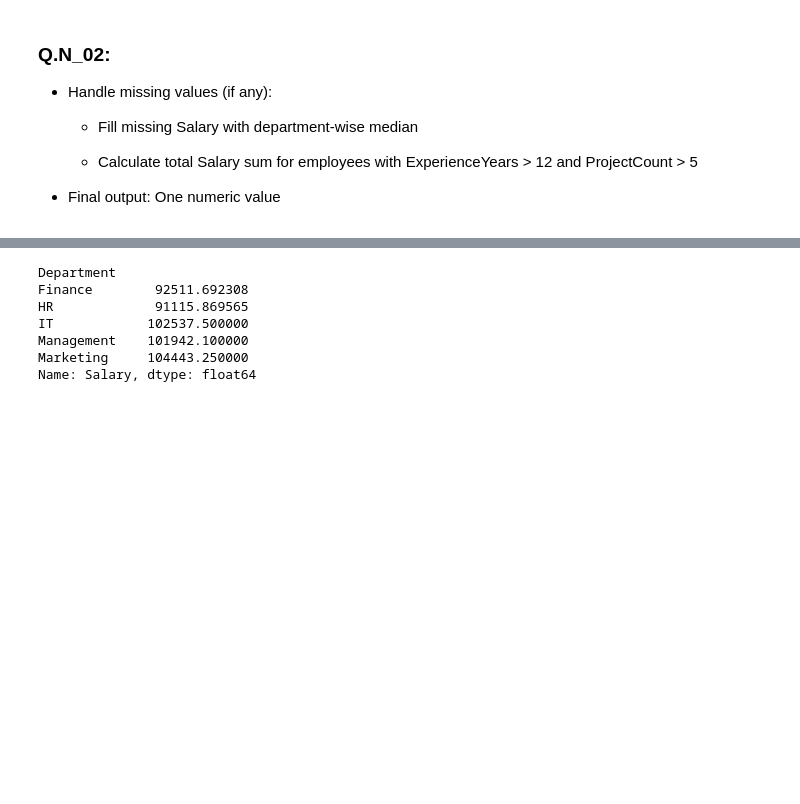
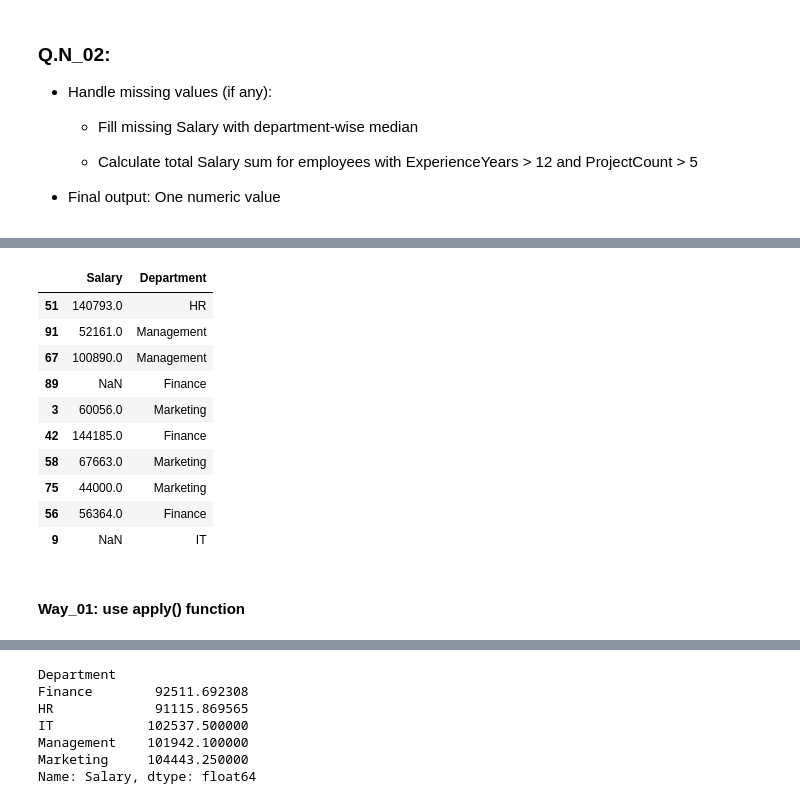
Before and after one commit to KzRaihan/Python_Statistics-Math-For-Machine-Learning, a Jupyter notebook: Module_18_Final_Exam_Python/_01_questions.ipynb, the cells around one changed output, grey strips where cells are left out. Drawn from its saved outputs; the diff is of its cells as text; code cells hidden in the pictures; blank space fills up the shorter version.

```diff
--- a/Module_18_Final_Exam_Python/_01_questions.ipynb
+++ b/Module_18_Final_Exam_Python/_01_questions.ipynb
@@ -91,2 +121,19 @@ df.head(2)
+# %%
+# To see that the random Salary and Department
+df[['Salary', 'Department']].sample(10)
+# %% [output]
+|  | Salary | Department |
+| 51 | 140793.0 | HR |
+| 91 | 52161.0 | Management |
+| 67 | 100890.0 | Management |
+| 89 | NaN | Finance |
+| 3 | 60056.0 | Marketing |
+| 42 | 144185.0 | Finance |
+| 58 | 67663.0 | Marketing |
+| 75 | 44000.0 | Marketing |
+| 56 | 56364.0 | Finance |
+| 9 | NaN | IT |
+# %% [markdown]
+#### Way_01: use apply() function
 # %%
 # group by Department wise
```
Also changed, not shown: parts of 50 cells of this notebook, 1 other file.
